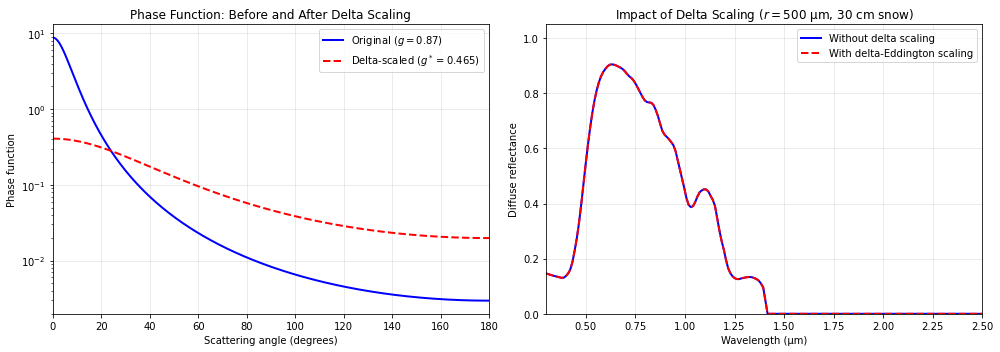
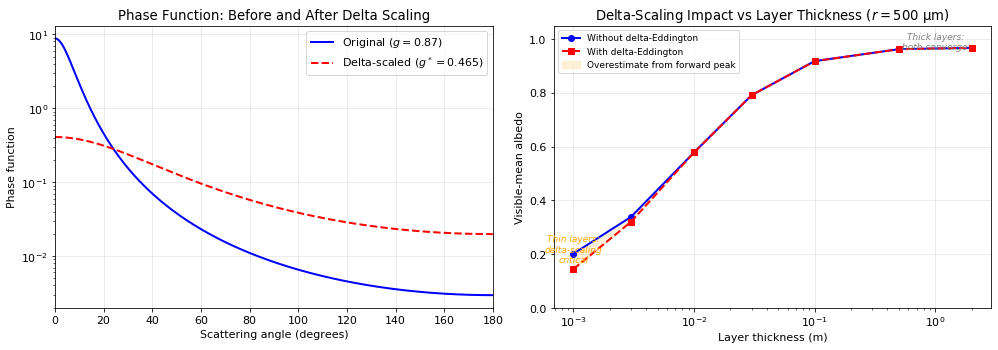
The change to this notebook cell's code, shown as a diff; its figure went from the first image to the second:
--- before
+++ after
@@ -9,5 +9,5 @@
     return tau_star, ssa_star, g_star
 
-# Show the phase function before and after scaling
+# --- Left panel: phase function before and after scaling ---
 theta = np.linspace(0, np.pi, 1000)
 cos_theta = np.cos(theta)
@@ -18,5 +18,4 @@
 fig, (ax1, ax2) = plt.subplots(1, 2, figsize=(14, 5))
 
-# Phase function comparison
 p_orig = hg_phase(cos_theta, g_orig)
 p_scaled = hg_phase(cos_theta, g_star)
@@ -31,31 +30,89 @@
 ax1.set_xlim(0, 180)
 
-# Albedo comparison: unscaled vs delta-Eddington scaled
-# Use single_layer_reflectance (diffuse) which is defined above.
-# Use a moderately thick layer so differences are visible but not saturated.
-r_grain = 500  # µm — larger grains show more difference
-qext, qsca, qabs, ssa, g_mie = mie_sphere(r_grain, WVL_FAST, N_RE, N_IM)
+# --- Right panel: delta-scaling matters for the direct beam ---
+#
+# The diffuse two-stream is nearly invariant under delta-scaling at
+# large optical depth.  But the DIRECT BEAM component, which determines
+# how much of the incident collimated light is reflected, IS sensitive
+# to the forward-scattering peak removal — especially for moderately
+# thin layers where the layer isn't optically thick.
+#
+# We use the Briegleb & Light (2007) formulation (which includes
+# both diffuse and direct-beam terms) to show that delta-scaling
+# reduces the overestimated reflectance.
+
+def _layer_albedo(tau, ssa, g, mu0, delta_scale):
+    """Direct-beam reflectance using the Briegleb & Light (2007) solver."""
+    tau = np.asarray(tau, dtype=float)
+    ssa = np.asarray(ssa, dtype=float)
+    g = np.asarray(g, dtype=float)
+    if delta_scale:
+        f = g**2
+        ts = (1 - ssa * f) * tau
+        ws = ssa * (1 - f) / np.maximum(1 - ssa * f, 1e-30)
+        gs = g / (1 + g)
+    else:
+        ts, ws, gs = tau.copy(), ssa.copy(), g.copy()
+    ws = np.minimum(ws, 1 - 1e-12)
+    lm = np.sqrt(np.maximum(3 * (1 - ws) * (1 - ws * gs), 0))
+    ue = np.where(lm > 1e-30, 1.5 * (1 - ws * gs) / lm, 0.0)
+    extins = np.exp(np.clip(-lm * ts, -500, 0))
+    inv_ext = 1.0 / np.maximum(extins, 1e-300)
+    ne = (ue + 1)**2 * inv_ext - (ue - 1)**2 * extins
+    ne = np.where(np.abs(ne) < 1e-30, 1e-30, ne)
+    rdif = np.clip((ue**2 - 1) * (inv_ext - extins) / ne, 0, 1)
+    tdif = np.clip(4 * ue / ne, 0, 1)
+    trnlay = np.exp(np.clip(-ts / mu0, -500, 0))
+    dd = np.maximum(1 - lm**2 * mu0**2, 1e-10)
+    alp = 0.75 * ws * mu0 * (1 + gs * (1 - ws)) / dd
+    gam_c = 0.5 * ws * (1 + 3 * gs * mu0**2 * (1 - ws)) / dd
+    apg = alp + gam_c; amg = alp - gam_c
+    rdir = np.clip(apg * rdif + amg * (tdif * trnlay - 1), 0, 1)
+    return rdir
+
+# Use multiple layer thicknesses to show the effect
+r_grain = 500
+qext, qsca, qabs, ssa_mie, g_mie = mie_sphere(r_grain, WVL_FAST, N_RE, N_IM)
 mac = 3 * qext / (4 * r_grain * 1e-6 * RHO_ICE)
-dz = 0.3  # moderate thickness
-rho = 350  # kg/m³
-tau_layer = mac * rho * dz
+rho = 400; mu0 = 0.5
 
-# Unscaled: use raw tau, ssa, g
-R_unscaled, _ = single_layer_reflectance(tau_layer, ssa, g_mie, 0.5, "eddington")
+dz_values = [0.001, 0.003, 0.01, 0.03, 0.1, 0.5, 2.0]
+vis = WVL_FAST < 0.7
 
-# Delta-Eddington scaled
-tau_s, ssa_s, g_s = delta_eddington_scale(tau_layer, ssa, g_mie)
-R_scaled, _ = single_layer_reflectance(tau_s, ssa_s, g_s, 0.5, "eddington")
+R_vis_no = []
+R_vis_de = []
+for dz in dz_values:
+    tau = mac * rho * dz
+    R_no = _layer_albedo(tau, ssa_mie, g_mie, mu0, delta_scale=False)
+    R_de = _layer_albedo(tau, ssa_mie, g_mie, mu0, delta_scale=True)
+    R_vis_no.append(R_no[vis].mean())
+    R_vis_de.append(R_de[vis].mean())
 
-ax2.plot(WVL_FAST, R_unscaled, "b-", lw=2, label="Without delta scaling")
-ax2.plot(WVL_FAST, R_scaled, "r--", lw=2, label="With delta-Eddington scaling")
-ax2.fill_between(WVL_FAST, R_unscaled, R_scaled, alpha=0.15, color="orange")
-ax2.set_xlabel("Wavelength (µm)")
-ax2.set_ylabel("Diffuse reflectance")
-ax2.set_title(f"Impact of Delta Scaling ($r = {r_grain}$ µm, 30 cm snow)")
-ax2.set_xlim(0.3, 2.5)
+ax2.plot(dz_values, R_vis_no, "b-o", lw=2, ms=6, label="Without delta-Eddington")
+ax2.plot(dz_values, R_vis_de, "r--s", lw=2, ms=6, label="With delta-Eddington")
+ax2.fill_between(dz_values, R_vis_no, R_vis_de, alpha=0.15, color="orange",
+                 label="Overestimate from forward peak")
+
+ax2.set_xscale("log")
+ax2.set_xlabel("Layer thickness (m)")
+ax2.set_ylabel("Visible-mean albedo")
+ax2.set_title(f"Delta-Scaling Impact vs Layer Thickness ($r = {r_grain}$ µm)")
+ax2.legend(fontsize=9)
 ax2.set_ylim(0, 1.05)
-ax2.legend()
+ax2.annotate("Thin layers:\ndelta-scaling\ncritical",
+             xy=(0.001, 0.17), fontsize=9, color="orange",
+             ha="center", style="italic")
+ax2.annotate("Thick layers:\nboth converge",
+             xy=(1, 0.96), fontsize=9, color="gray",
+             ha="center", style="italic")
 
 plt.tight_layout()
 plt.show()
+
+# Quantify the effect
+print("Delta-scaling effect on visible-mean albedo:")
+for dz, r_no, r_de in zip(dz_values, R_vis_no, R_vis_de):
+    diff = r_no - r_de
+    pct = 100 * diff / max(r_de, 1e-6) if r_de > 0.01 else 0
+    print(f"  dz = {dz:.3f} m:  no-delta = {r_no:.4f},  delta = {r_de:.4f},  "
+          f"overestimate = {diff:+.4f} ({pct:+.1f}%)")

Commit: fix delta scaling plot